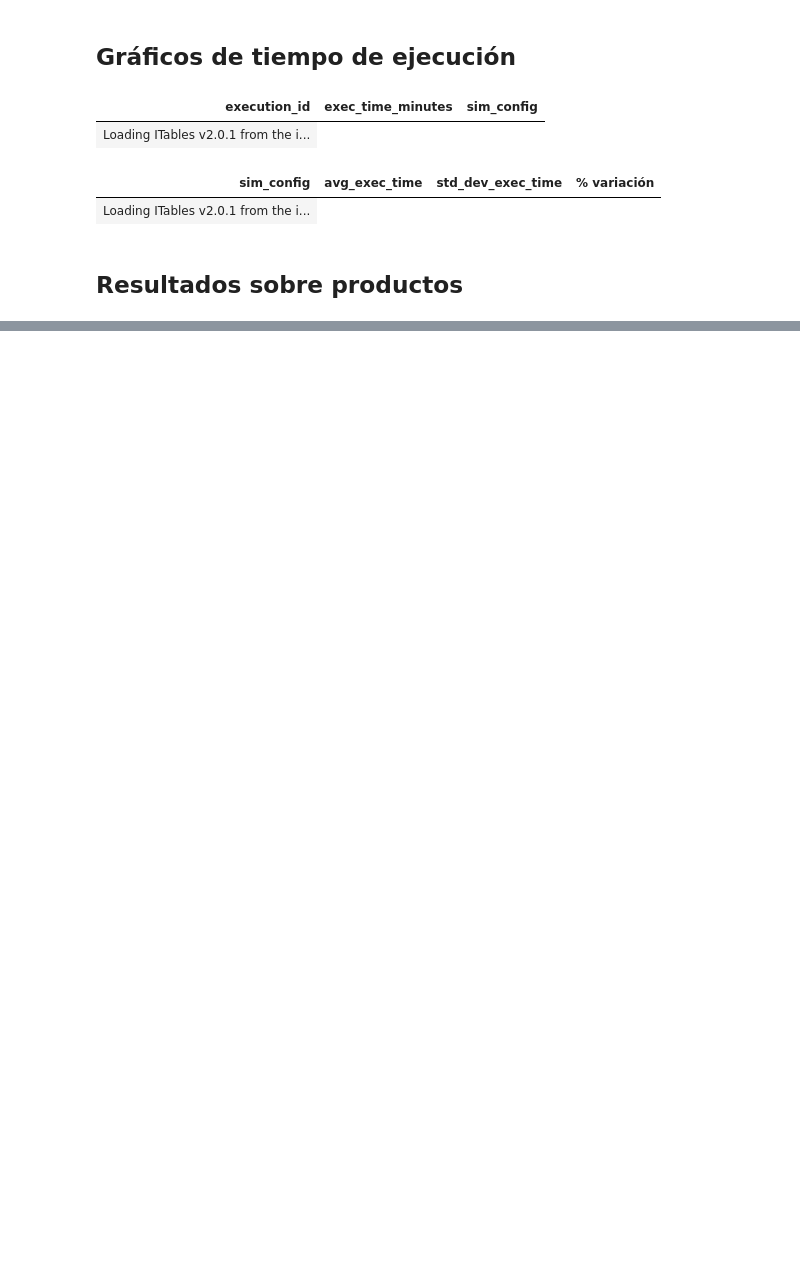
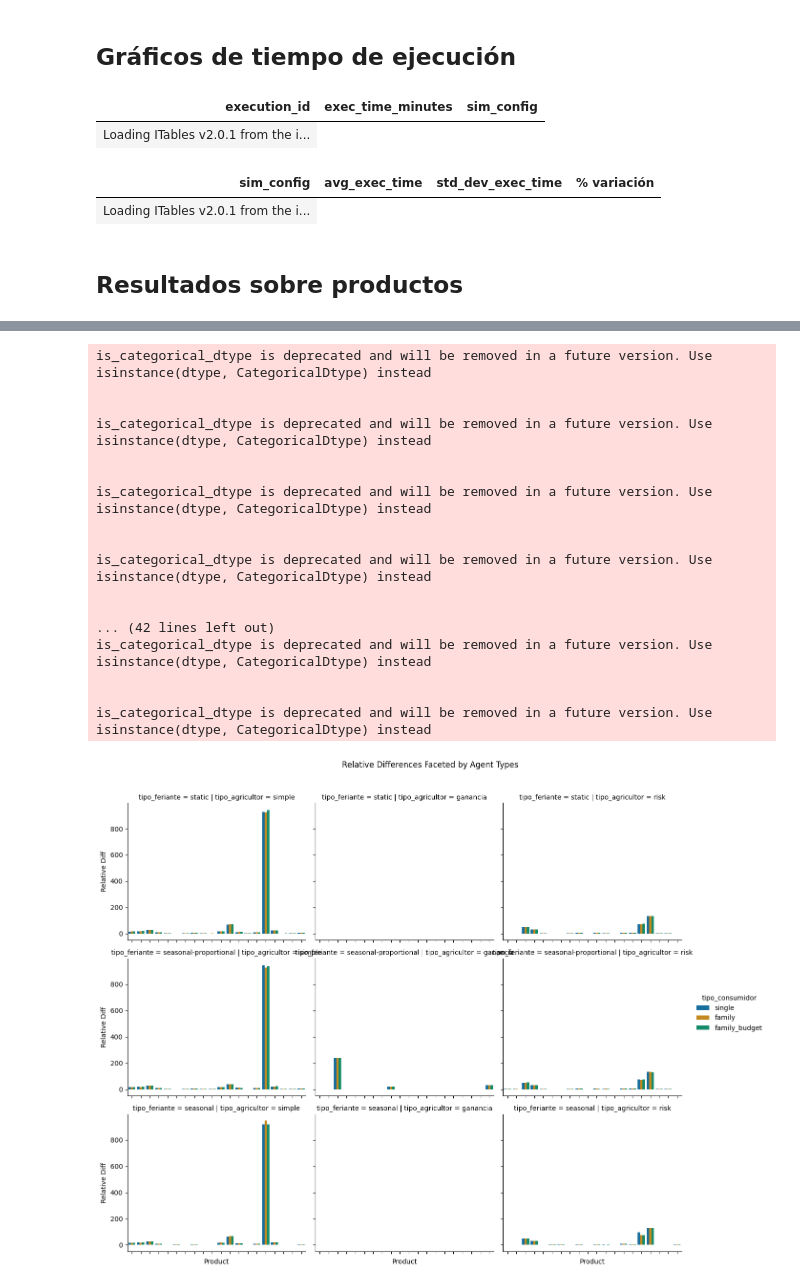
Before and after one commit to ManachoM/sim2-agricultores, a Jupyter notebook: data_analysis/sim_results.ipynb, the cells around one changed output, grey strips where cells are left out. Drawn from its saved outputs; the diff is of its cells as text; code cells hidden in the pictures; blank space fills up the shorter version.

```diff
--- a/data_analysis/sim_results.ipynb
+++ b/data_analysis/sim_results.ipynb
@@ -109,0 +309,36 @@ prods_results.to_clipboard(decimal=',')
+# %%
+g = sns.catplot(
+    data=merged_df_sim_config,
+    x="nombre", y="relative_diff",
+    col="tipo_agricultor",  # one dimension on columns
+    row="tipo_feriante",    # another dimension on rows
+    hue="tipo_consumidor",  # the third dimension on color
+    kind="bar",
+    height=3.5, aspect=1.2,
+    palette="colorblind",
+    errorbar=None
+)
+g.set_xticklabels(rotation=90)
+g.set_axis_labels("Product", "Relative Diff")
+g.fig.suptitle("Relative Differences Faceted by Agent Types", y=1.02)
+g.tight_layout()
+plt.show()
+# %% [output]
+is_categorical_dtype is deprecated and will be removed in a future version. Use isinstance(dtype, CategoricalDtype) instead
+
+
+is_categorical_dtype is deprecated and will be removed in a future version. Use isinstance(dtype, CategoricalDtype) instead
+
+
+is_categorical_dtype is deprecated and will be removed in a future version. Use isinstance(dtype, CategoricalDtype) instead
+
+
+is_categorical_dtype is deprecated and will be removed in a future version. Use isinstance(dtype, CategoricalDtype) instead
+
+
+... (42 lines left out)
+is_categorical_dtype is deprecated and will be removed in a future version. Use isinstance(dtype, CategoricalDtype) instead
+
+
+is_categorical_dtype is deprecated and will be removed in a future version. Use isinstance(dtype, CategoricalDtype) instead
+[figure, added]
```
Also changed, not shown: parts of 19 cells of this notebook, 46 other files.
